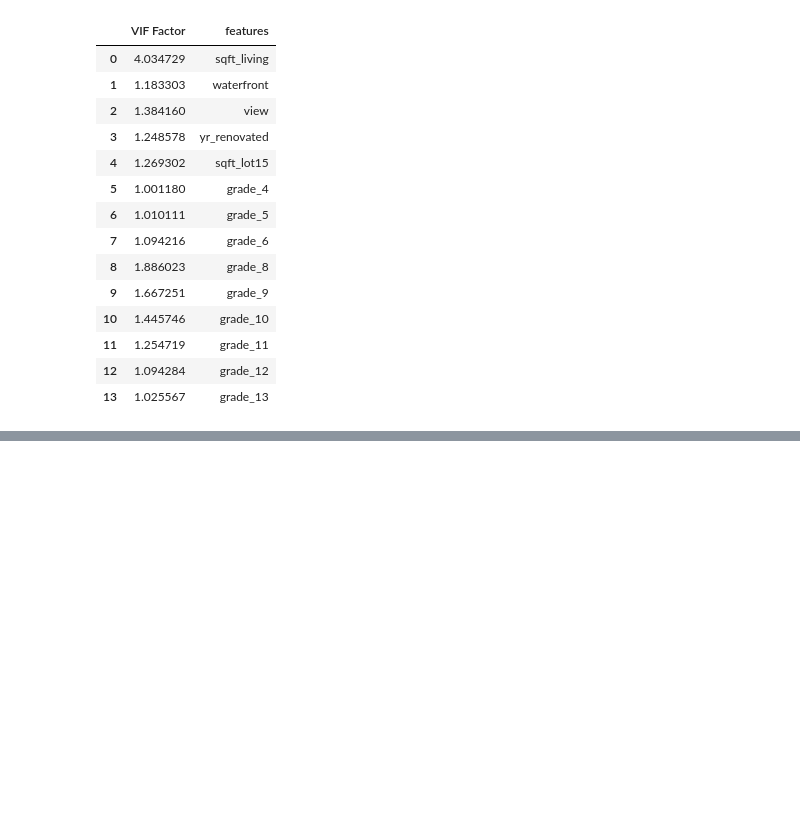
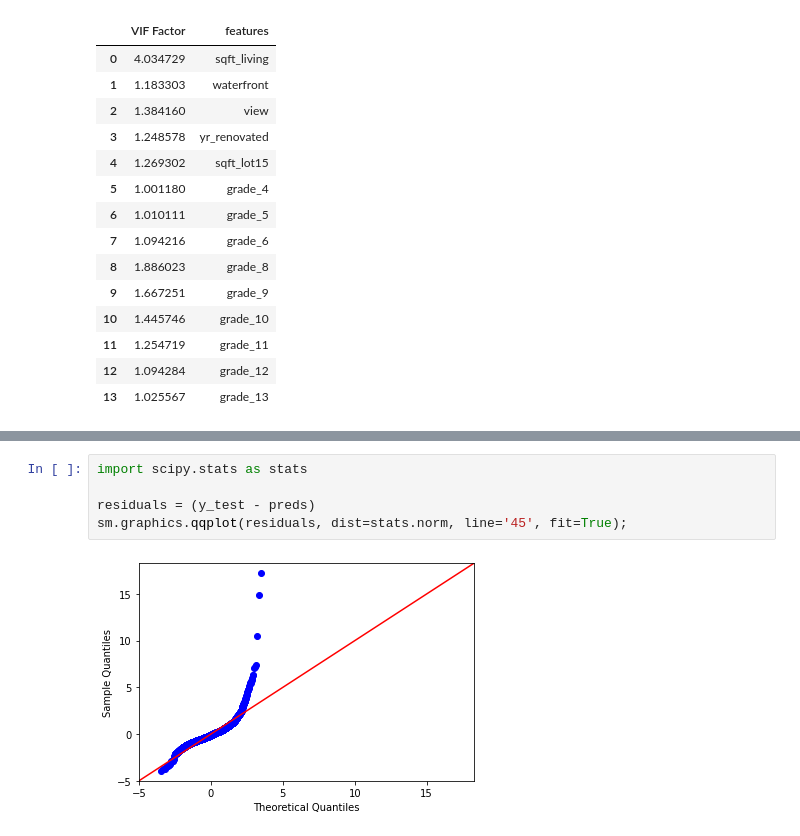
Before and after one commit to SethKauf/King_County_Avocoders_Group_3, a Jupyter notebook: Mitch_Notebook_day_2_Seth_Edits.ipynb, the cells around one changed output, grey strips where cells are left out. Saved outputs shown, nothing was run; the diff lists cells and outputs as text; blank space fills up the shorter version.

```diff
--- a/Mitch_Notebook_day_2.ipynb
+++ b/Mitch_Notebook_day_2_Seth_Edits.ipynb
@@ -631,0 +663,7 @@ vif
+# %%
+import scipy.stats as stats
+
+residuals = (y_test - preds)
+sm.graphics.qqplot(residuals, dist=stats.norm, line='45', fit=True);
+# %% [output]
+[figure, added]
```
Also changed, not shown: parts of 20 cells of this notebook, 1 other file.
